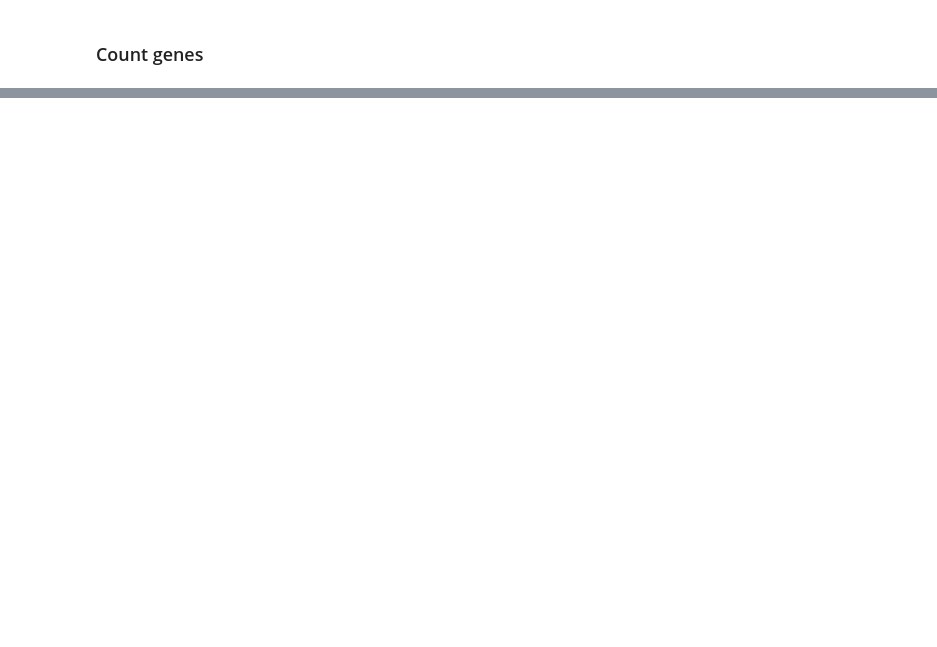
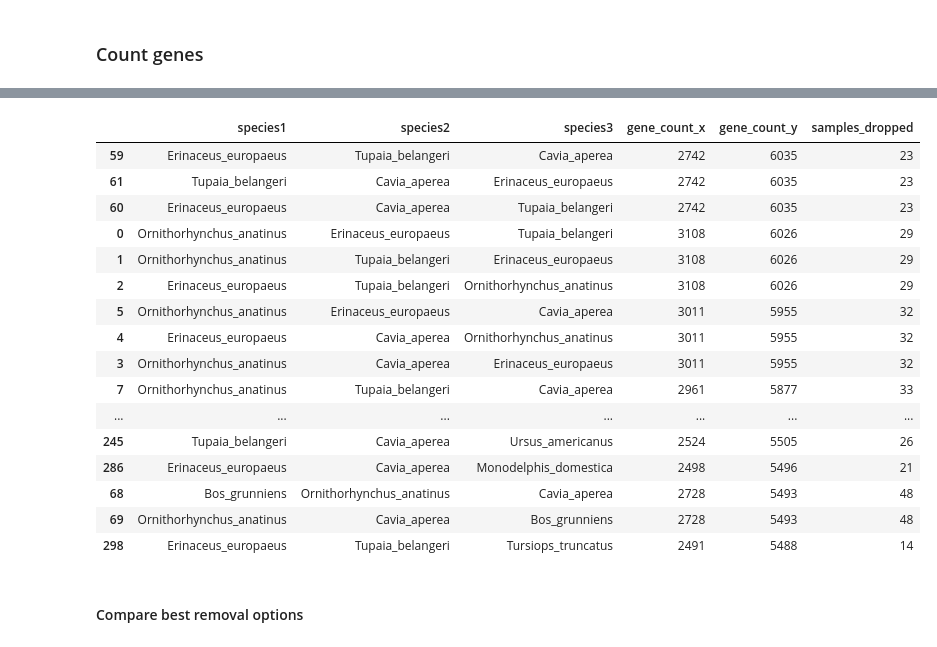
Before and after one commit to antonkulaga/yspecies, a Jupyter notebook: notebooks/0_evaluate_genes.ipynb, the cells around one changed output, grey strips where cells are left out. Saved outputs shown, nothing was run; the diff lists cells and outputs as text; code cells hidden in the pictures; blank space fills up the shorter version.

```diff
--- a/notebooks/0_evaluate_genes.ipynb
+++ b/notebooks/0_evaluate_genes.ipynb
@@ -226,0 +242,27 @@ samples.shape
+# %%
+#super ugly function, TODO: rewrite
+def remove_candidates(df: pd.DataFrame, n: int = 40):
+    acc = []
+    for i in range(0, df.shape[1]):
+        for j in range(i+1, df.shape[1]):
+            #for k in range(j+1, df.shape[1]):
+            to_drop = [df.columns[i], df.columns[j]]
+            count = count_genes(df.drop(columns=to_drop))[0]
+            acc.append([to_drop, count])
+    top = top_n(np.array(acc), n)
+    acc2=[]
+    for i in range(0, df.shape[1]):
+        col = df.columns[i]
+        for (s1,s2),c in top:
+            if col!=s1 and col!=s2:
+                to_drop = np.array([s1,s2,col])
+                count = count_genes(df.drop(columns=to_drop))[0]
+                acc2.append([s1,s2,col,count])
+    return np.array(acc2)
+
+#same as previos but wraps everything in DataFrame
+def remove_candidates_df(df: pd.DataFrame, n:int = 40) -> pd.DataFrame:
+    candidates = remove_candidates(df,n)
+    return pd.DataFrame({"species1":candidates[:,0],"species2":candidates[:,1],"species3":candidates[:,2],"gene_count": candidates[:,3]}).sort_values(by="gene_count", ascending=False)
+
+def samples_lost()
@@ -226,0 +271,6 @@ samples.shape
+# %%
+one2one_candidates = remove_candidates_df(mammals.one2one)
+one2one_candidates
+# %%
+one_plus_cand = remove_candidates_df(mammals.one2oneplus_directed)
+one_plus_cand
@@ -226,0 +291,24 @@ samples.shape
+# %%
+mixed = one2one_candidates.merge(one_plus_cand, how="inner", left_on=["species1", "species2", "species3"], right_on=["species1","species2", "species3"])
+mixed["samples_dropped"] = mixed.apply(lambda row: samples_in(row["species1"]) + samples_in(row["species2"]) + samples_in(row["species3"]), axis=1)
+mixed.sort_values(by=["gene_count_y"],ascending=False).head(50)
+# %% [output]
+|  | species1 | species2 | species3 | gene_count_x | gene_count_y | samples_dropped |
+| 59 | Erinaceus_europaeus | Tupaia_belangeri | Cavia_aperea | 2742 | 6035 | 23 |
+| 61 | Tupaia_belangeri | Cavia_aperea | Erinaceus_europaeus | 2742 | 6035 | 23 |
+| 60 | Erinaceus_europaeus | Cavia_aperea | Tupaia_belangeri | 2742 | 6035 | 23 |
+| 0 | Ornithorhynchus_anatinus | Erinaceus_europaeus | Tupaia_belangeri | 3108 | 6026 | 29 |
+| 1 | Ornithorhynchus_anatinus | Tupaia_belangeri | Erinaceus_europaeus | 3108 | 6026 | 29 |
+| 2 | Erinaceus_europaeus | Tupaia_belangeri | Ornithorhynchus_anatinus | 3108 | 6026 | 29 |
+| 5 | Ornithorhynchus_anatinus | Erinaceus_europaeus | Cavia_aperea | 3011 | 5955 | 32 |
+| 4 | Erinaceus_europaeus | Cavia_aperea | Ornithorhynchus_anatinus | 3011 | 5955 | 32 |
+| 3 | Ornithorhynchus_anatinus | Cavia_aperea | Erinaceus_europaeus | 3011 | 5955 | 32 |
+| 7 | Ornithorhynchus_anatinus | Tupaia_belangeri | Cavia_aperea | 2961 | 5877 | 33 |
+| ... | ... | ... | ... | ... | ... | ... |
+| 245 | Tupaia_belangeri | Cavia_aperea | Ursus_americanus | 2524 | 5505 | 26 |
+| 286 | Erinaceus_europaeus | Cavia_aperea | Monodelphis_domestica | 2498 | 5496 | 21 |
+| 68 | Bos_grunniens | Ornithorhynchus_anatinus | Cavia_aperea | 2728 | 5493 | 48 |
+| 69 | Ornithorhynchus_anatinus | Cavia_aperea | Bos_grunniens | 2728 | 5493 | 48 |
+| 298 | Erinaceus_europaeus | Tupaia_belangeri | Tursiops_truncatus | 2491 | 5488 | 14 |
+# %% [markdown]
+#### Compare best removal options ####
```
Also changed, not shown: parts of 36 cells of this notebook, 3 other files.
